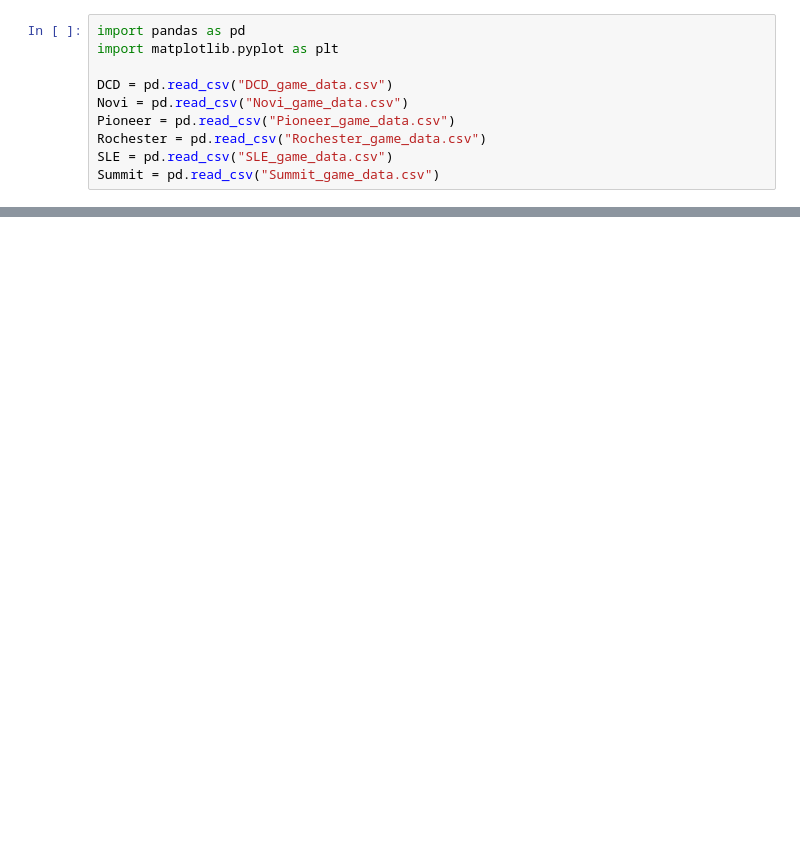
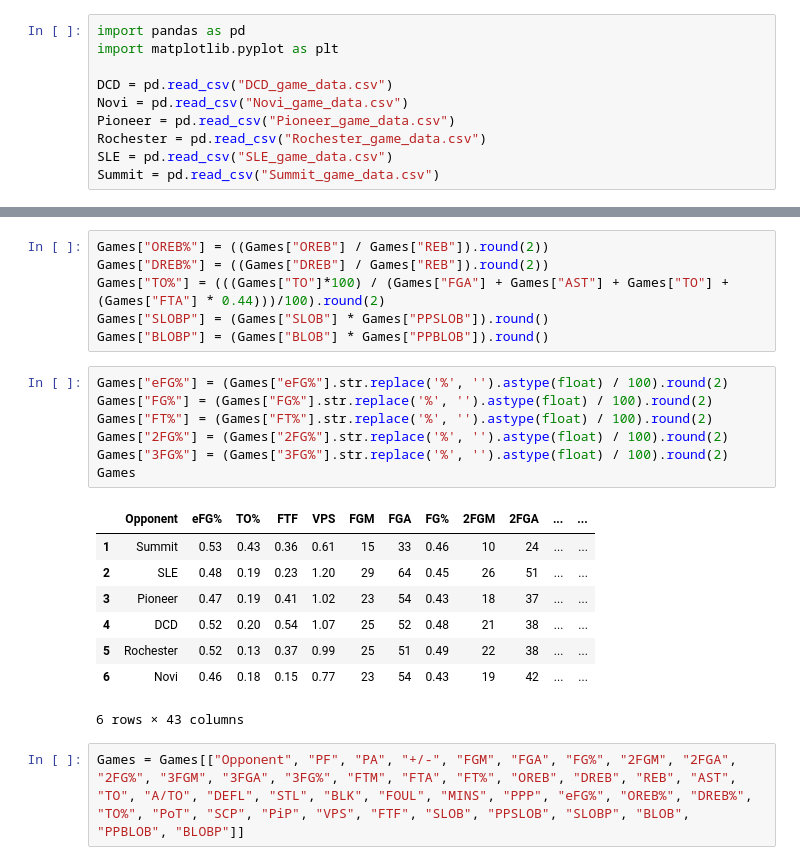
Before and after one commit to GabeOliveira04/PlaySmart-v2, a Jupyter notebook: Game Analysis/All Games Analysis/Total Game Analysis/All Games Analysis.ipynb, the cells around one changed output, grey strips where cells are left out. Cells and saved outputs as stored; diff of their text form; blank space fills up the shorter version.

```diff
--- a/Game Analysis/All Games Analysis/Total Game Analysis/All Games Analysis.ipynb
+++ b/Game Analysis/All Games Analysis/Total Game Analysis/All Games Analysis.ipynb
@@ -24,0 +37,24 @@ Total
+# %%
+Games["OREB%"] = ((Games["OREB"] / Games["REB"]).round(2))
+Games["DREB%"] = ((Games["DREB"] / Games["REB"]).round(2))
+Games["TO%"] = (((Games["TO"]*100) / (Games["FGA"] + Games["AST"] + Games["TO"] + (Games["FTA"] * 0.44)))/100).round(2)
+Games["SLOBP"] = (Games["SLOB"] * Games["PPSLOB"]).round()
+Games["BLOBP"] = (Games["BLOB"] * Games["PPBLOB"]).round()
+# %%
+Games["eFG%"] = (Games["eFG%"].str.replace('%', '').astype(float) / 100).round(2)
+Games["FG%"] = (Games["FG%"].str.replace('%', '').astype(float) / 100).round(2)
+Games["FT%"] = (Games["FT%"].str.replace('%', '').astype(float) / 100).round(2)
+Games["2FG%"] = (Games["2FG%"].str.replace('%', '').astype(float) / 100).round(2)
+Games["3FG%"] = (Games["3FG%"].str.replace('%', '').astype(float) / 100).round(2)
+Games
+# %% [output]
+|  | Opponent | eFG% | TO% | FTF | VPS | FGM | FGA | FG% | 2FGM | 2FGA | ... | ... |
+| 1 | Summit | 0.53 | 0.43 | 0.36 | 0.61 | 15 | 33 | 0.46 | 10 | 24 | ... | ... |
+| 2 | SLE | 0.48 | 0.19 | 0.23 | 1.20 | 29 | 64 | 0.45 | 26 | 51 | ... | ... |
+| 3 | Pioneer | 0.47 | 0.19 | 0.41 | 1.02 | 23 | 54 | 0.43 | 18 | 37 | ... | ... |
+| 4 | DCD | 0.52 | 0.20 | 0.54 | 1.07 | 25 | 52 | 0.48 | 21 | 38 | ... | ... |
+| 5 | Rochester | 0.52 | 0.13 | 0.37 | 0.99 | 25 | 51 | 0.49 | 22 | 38 | ... | ... |
+| 6 | Novi | 0.46 | 0.18 | 0.15 | 0.77 | 23 | 54 | 0.43 | 19 | 42 | ... | ... |
+6 rows × 43 columns
+# %%
+Games = Games[["Opponent", "PF", "PA", "+/-", "FGM", "FGA", "FG%", "2FGM", "2FGA", "2FG%", "3FGM", "3FGA", "3FG%", "FTM", "FTA", "FT%", "OREB", "DREB", "REB", "AST", "TO", "A/TO", "DEFL", "STL", "BLK", "FOUL", "MINS", "PPP", "eFG%", "OREB%", "DREB%", "TO%", "PoT", "SCP", "PiP", "VPS", "FTF", "SLOB", "PPSLOB", "SLOBP", "BLOB", "PPBLOB", "BLOBP"]]
```
Also changed, not shown: parts of 5 cells of this notebook.
